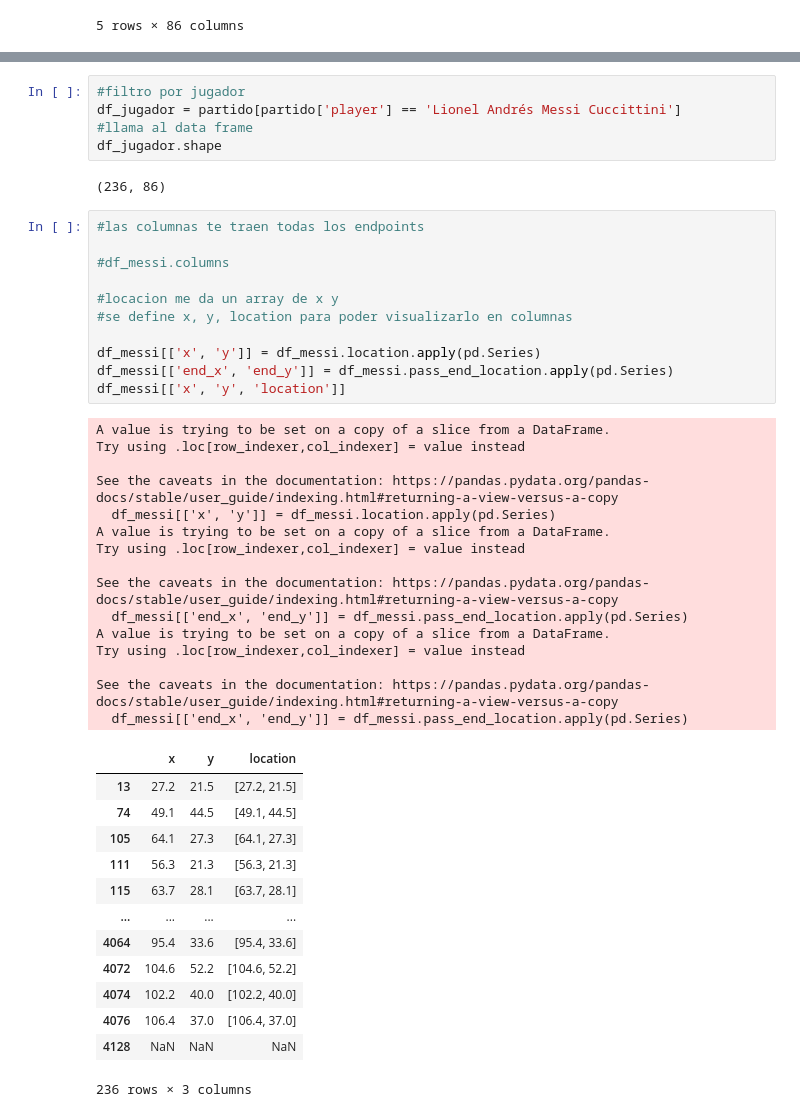
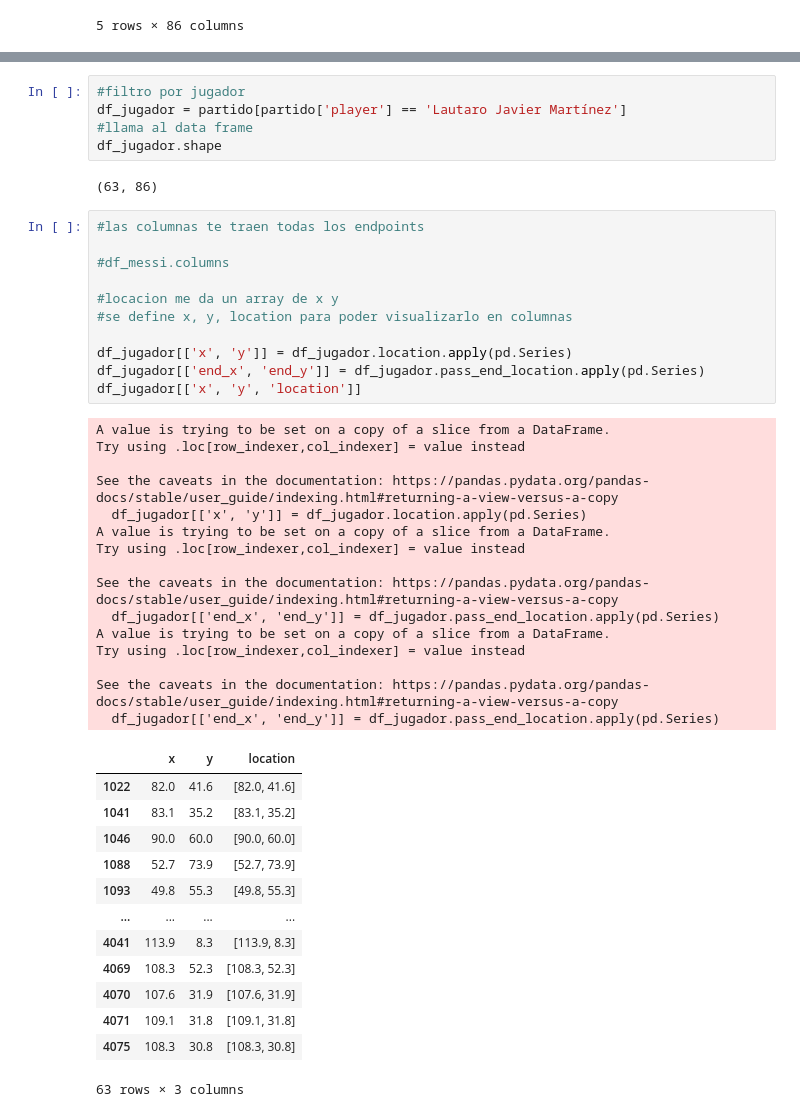
Before and after one commit to akketza/data-analysis-futbol, a Jupyter notebook: mapaCalor.ipynb, the cells around one changed output, grey strips where cells are left out. Cells and saved outputs as stored; diff of their text form.

```diff
--- a/mapaCalor.ipynb
+++ b/mapaCalor.ipynb
@@ -59,51 +59,51 @@ Gonzalo Ariel Montiel              16
 Name: count, dtype: int64
 # %%
 #filtro por jugador
-df_jugador = partido[partido['player'] == 'Lionel Andrés Messi Cuccittini']
+df_jugador = partido[partido['player'] == 'Lautaro Javier Martínez']
 #llama al data frame
 df_jugador.shape
 # %% [output]
-(236, 86)
+(63, 86)
 # %%
 #las columnas te traen todas los endpoints
 
 #df_messi.columns
 
 #locacion me da un array de x y
 #se define x, y, location para poder visualizarlo en columnas
 
-df_messi[['x', 'y']] = df_messi.location.apply(pd.Series)
-df_messi[['end_x', 'end_y']] = df_messi.pass_end_location.apply(pd.Series)
-df_messi[['x', 'y', 'location']]
+df_jugador[['x', 'y']] = df_jugador.location.apply(pd.Series)
+df_jugador[['end_x', 'end_y']] = df_jugador.pass_end_location.apply(pd.Series)
+df_jugador[['x', 'y', 'location']]
 # %% [output]
 A value is trying to be set on a copy of a slice from a DataFrame.
 Try using .loc[row_indexer,col_indexer] = value instead
 
 See the caveats in the documentation: https://pandas.pydata.org/pandas-docs/stable/user_guide/indexing.html#returning-a-view-versus-a-copy
-  df_messi[['x', 'y']] = df_messi.location.apply(pd.Series)
+  df_jugador[['x', 'y']] = df_jugador.location.apply(pd.Series)
 A value is trying to be set on a copy of a slice from a DataFrame.
 Try using .loc[row_indexer,col_indexer] = value instead
 
 See the caveats in the documentation: https://pandas.pydata.org/pandas-docs/stable/user_guide/indexing.html#returning-a-view-versus-a-copy
-  df_messi[['end_x', 'end_y']] = df_messi.pass_end_location.apply(pd.Series)
+  df_jugador[['end_x', 'end_y']] = df_jugador.pass_end_location.apply(pd.Series)
 A value is trying to be set on a copy of a slice from a DataFrame.
 Try using .loc[row_indexer,col_indexer] = value instead
 
 See the caveats in the documentation: https://pandas.pydata.org/pandas-docs/stable/user_guide/indexing.html#returning-a-view-versus-a-copy
-  df_messi[['end_x', 'end_y']] = df_messi.pass_end_location.apply(pd.Series)
+  df_jugador[['end_x', 'end_y']] = df_jugador.pass_end_location.apply(pd.Series)
 |  | x | y | location |
-| 13 | 27.2 | 21.5 | [27.2, 21.5] |
-| 74 | 49.1 | 44.5 | [49.1, 44.5] |
-| 105 | 64.1 | 27.3 | [64.1, 27.3] |
-| 111 | 56.3 | 21.3 | [56.3, 21.3] |
-| 115 | 63.7 | 28.1 | [63.7, 28.1] |
+| 1022 | 82.0 | 41.6 | [82.0, 41.6] |
+| 1041 | 83.1 | 35.2 | [83.1, 35.2] |
+| 1046 | 90.0 | 60.0 | [90.0, 60.0] |
+| 1088 | 52.7 | 73.9 | [52.7, 73.9] |
+| 1093 | 49.8 | 55.3 | [49.8, 55.3] |
 | ... | ... | ... | ... |
-| 4064 | 95.4 | 33.6 | [95.4, 33.6] |
-| 4072 | 104.6 | 52.2 | [104.6, 52.2] |
-| 4074 | 102.2 | 40.0 | [102.2, 40.0] |
-| 4076 | 106.4 | 37.0 | [106.4, 37.0] |
-| 4128 | NaN | NaN | NaN |
+| 4041 | 113.9 | 8.3 | [113.9, 8.3] |
+| 4069 | 108.3 | 52.3 | [108.3, 52.3] |
+| 4070 | 107.6 | 31.9 | [107.6, 31.9] |
+| 4071 | 109.1 | 31.8 | [109.1, 31.8] |
+| 4075 | 108.3 | 30.8 | [108.3, 30.8] |
-236 rows × 3 columns
+63 rows × 3 columns
 # %%
 #se genera el mapa difiniedno ax
 fig, ax = plt.subplots(figsize=(16,9))
```
Also changed, not shown: parts of 2 cells of this notebook.
